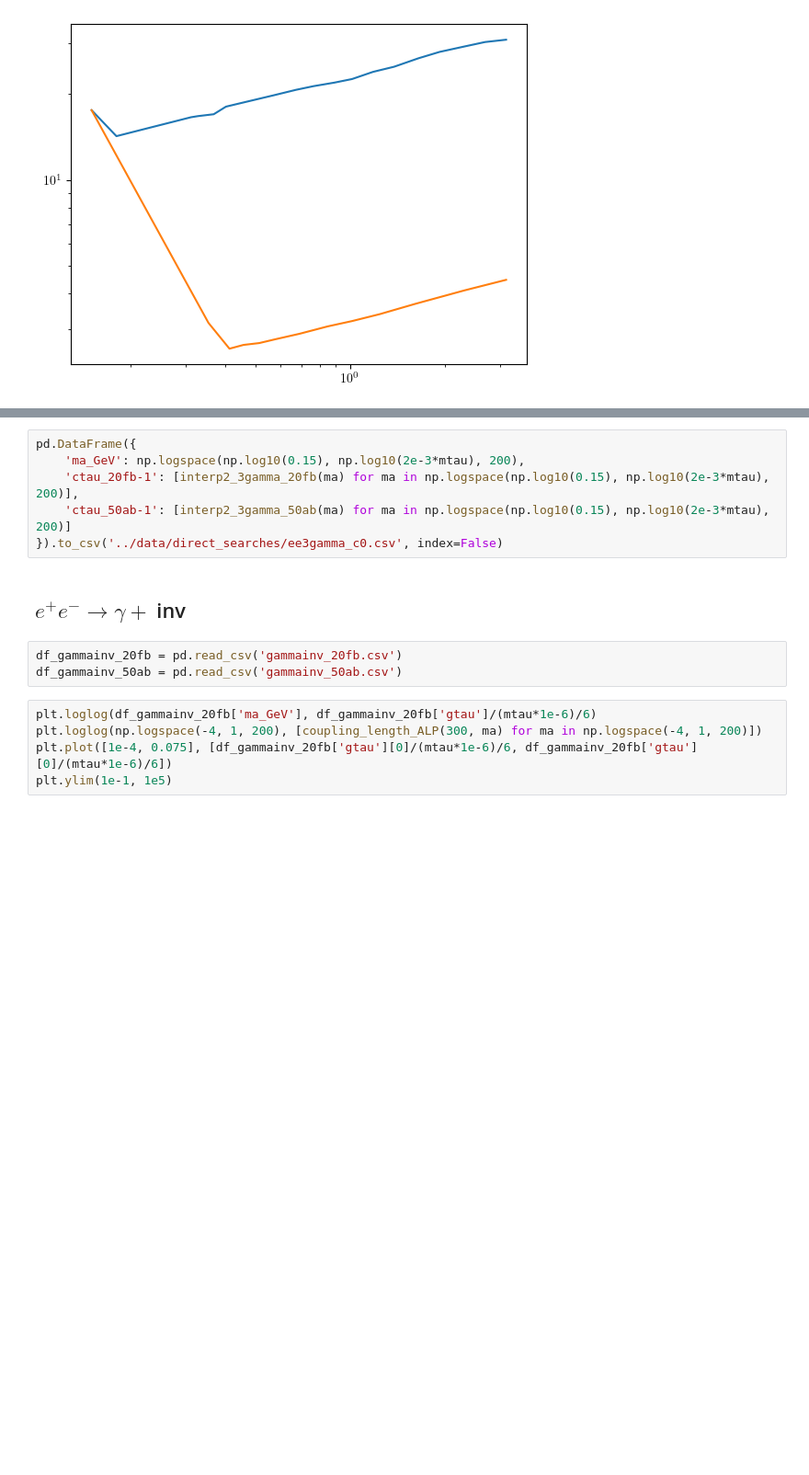
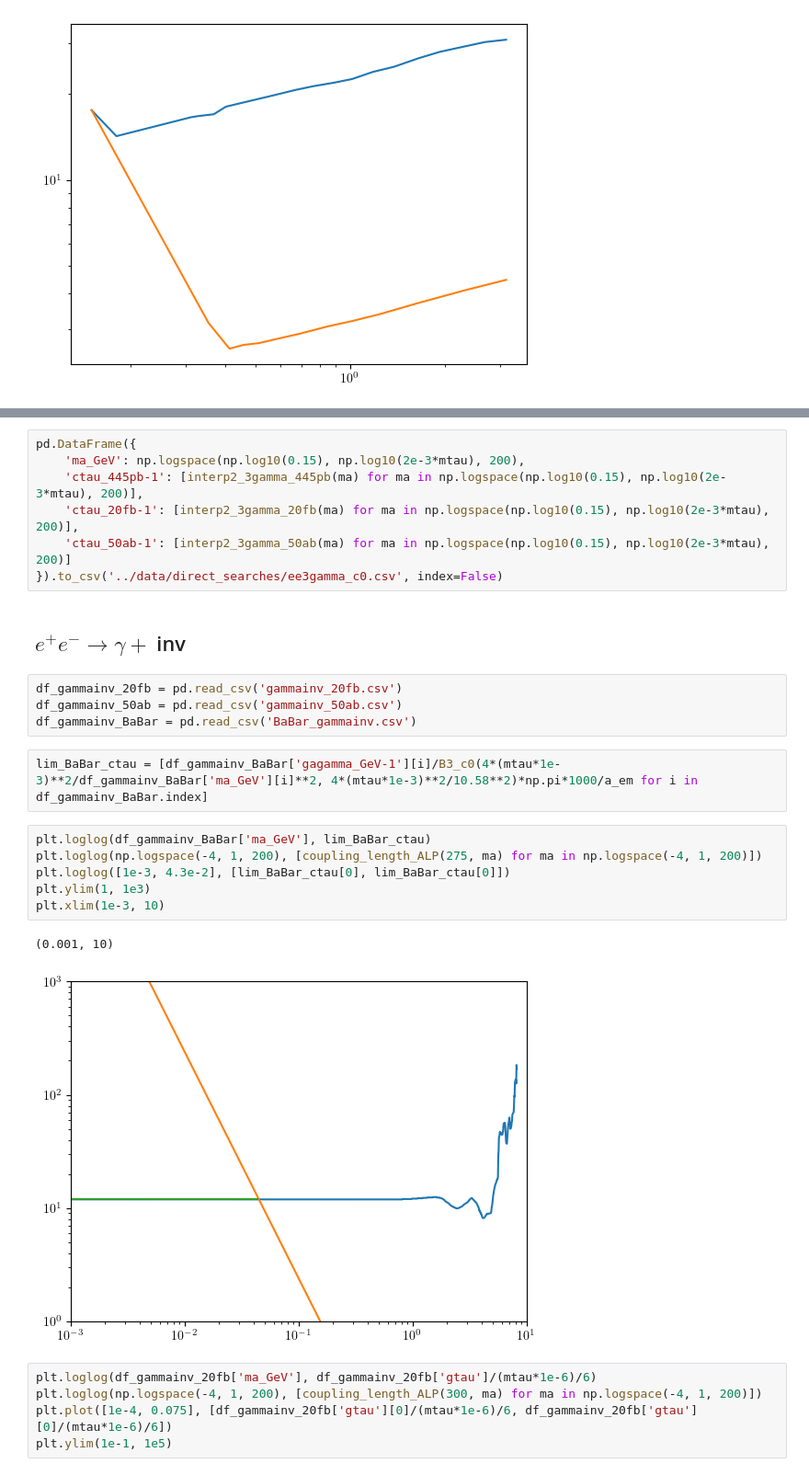
Before and after one commit to Jorge-Alda/tauALPs, a Jupyter notebook: ALP/BelleII/belleII_c0.ipynb, the cells around one changed output, grey strips where cells are left out. Shown at 92% size. Saved outputs shown, nothing was run; the diff lists cells and outputs as text; blank space fills up the shorter version.

```diff
--- a/ALP/BelleII/belleII_c0.ipynb
+++ b/ALP/BelleII/belleII_c0.ipynb
@@ -171,6 +187,7 @@ plt.loglog(df_3gamma_50ab_clean['ma_GeV'], df_3gamma_50ab_clean['gtau']/(mtau*1e
 # %%
 pd.DataFrame({
     'ma_GeV': np.logspace(np.log10(0.15), np.log10(2e-3*mtau), 200),
+    'ctau_445pb-1': [interp2_3gamma_445pb(ma) for ma in np.logspace(np.log10(0.15), np.log10(2e-3*mtau), 200)],
     'ctau_20fb-1': [interp2_3gamma_20fb(ma) for ma in np.logspace(np.log10(0.15), np.log10(2e-3*mtau), 200)],
     'ctau_50ab-1': [interp2_3gamma_50ab(ma) for ma in np.logspace(np.log10(0.15), np.log10(2e-3*mtau), 200)]
 }).to_csv('../data/direct_searches/ee3gamma_c0.csv', index=False)
@@ -179,6 +196,18 @@ pd.DataFrame({
 # %%
 df_gammainv_20fb = pd.read_csv('gammainv_20fb.csv')
 df_gammainv_50ab = pd.read_csv('gammainv_50ab.csv')
+df_gammainv_BaBar = pd.read_csv('BaBar_gammainv.csv')
+# %%
+lim_BaBar_ctau = [df_gammainv_BaBar['gagamma_GeV-1'][i]/B3_c0(4*(mtau*1e-3)**2/df_gammainv_BaBar['ma_GeV'][i]**2, 4*(mtau*1e-3)**2/10.58**2)*np.pi*1000/a_em for i in df_gammainv_BaBar.index]
+# %%
+plt.loglog(df_gammainv_BaBar['ma_GeV'], lim_BaBar_ctau)
+plt.loglog(np.logspace(-4, 1, 200), [coupling_length_ALP(275, ma) for ma in np.logspace(-4, 1, 200)])
+plt.loglog([1e-3, 4.3e-2], [lim_BaBar_ctau[0], lim_BaBar_ctau[0]])
+plt.ylim(1, 1e3)
+plt.xlim(1e-3, 10)
+# %% [output]
+(0.001, 10)
+[figure, added]
 # %%
 plt.loglog(df_gammainv_20fb['ma_GeV'], df_gammainv_20fb['gtau']/(mtau*1e-6)/6)
 plt.loglog(np.logspace(-4, 1, 200), [coupling_length_ALP(300, ma) for ma in np.logspace(-4, 1, 200)])
```
Also changed, not shown: parts of 9 cells of this notebook, 30 other files.
